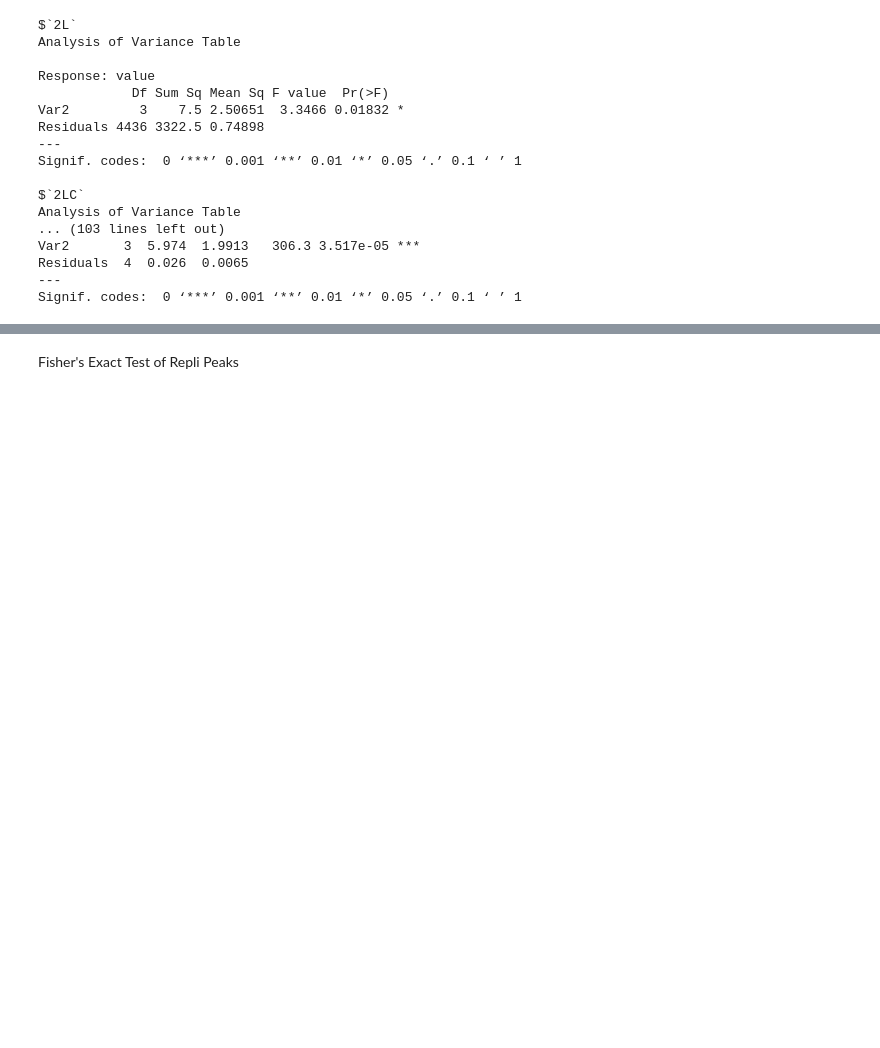
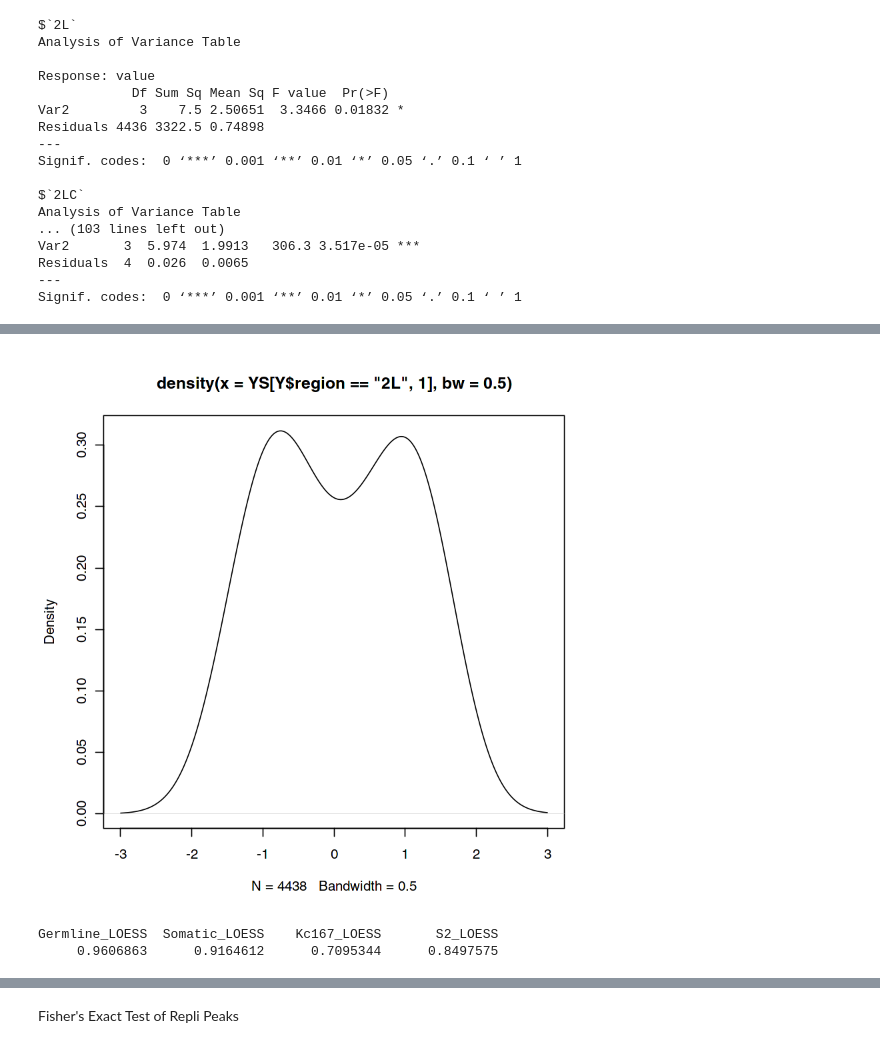
Before and after one commit to ringw/Upd-Germline-Genomics, a Jupyter notebook: reports/Repli-Significance-Report.ipynb, the cells around one changed output, grey strips where cells are left out. Cells and saved outputs as stored; diff of their text form; code cells hidden in the pictures; blank space fills up the shorter version.

```diff
--- a/reports/Repli-Significance-Report.ipynb
+++ b/reports/Repli-Significance-Report.ipynb
@@ -205,0 +446,38 @@ Signif. codes:  0 ‘***’ 0.001 ‘**’ 0.01 ‘*’ 0.05 ‘.’ 0.1 ‘ ’
+# %%
+YS <- Y[
+  c("Germline_LOESS", "Somatic_LOESS", "Kc167_LOESS", "S2_LOESS")
+] %>%
+  as.matrix() %>%
+  scale() %>%
+  t() %>%
+  scale() %>%
+  t()
+YS[Y$chr == "Y", ] <- (
+  YS[Y$chr == "Y", c(1, 2, 4)] %>%
+    t() %>%
+    scale() %>%
+    t() %>%
+    `%*%`(
+      matrix(
+        c(
+          1, 0, 0,
+          0, 1, 0,
+          0, 0, 0,
+          0, 0, 1
+        ),
+        nrow = 3,
+        dimnames = list(
+          NULL,
+          colnames(Y)[4:7]
+        )
+      )
+    )
+)
+tail(YS)
+
+PCA <- prcomp(t(YS))
+PCA$x %>%
+  as.data.frame() %>%
+  rownames_to_column("individual") %>%
+  as_tibble() %>%
+  print()
@@ -205,0 +500,9 @@ Signif. codes:  0 ‘***’ 0.001 ‘**’ 0.01 ‘*’ 0.05 ‘.’ 0.1 ‘ ’
+# %%
+plot(density(YS[Y$region == "2L", 1], bw=0.5))
+# %% [output]
+[figure, added]
+# %%
+print(apply(YS[Y$region == "2L", ], 2, sd))
+# %% [output]
+Germline_LOESS  Somatic_LOESS    Kc167_LOESS       S2_LOESS
+     0.9606863      0.9164612      0.7095344      0.8497575
```
Also changed, not shown: parts of 21 cells of this notebook.
